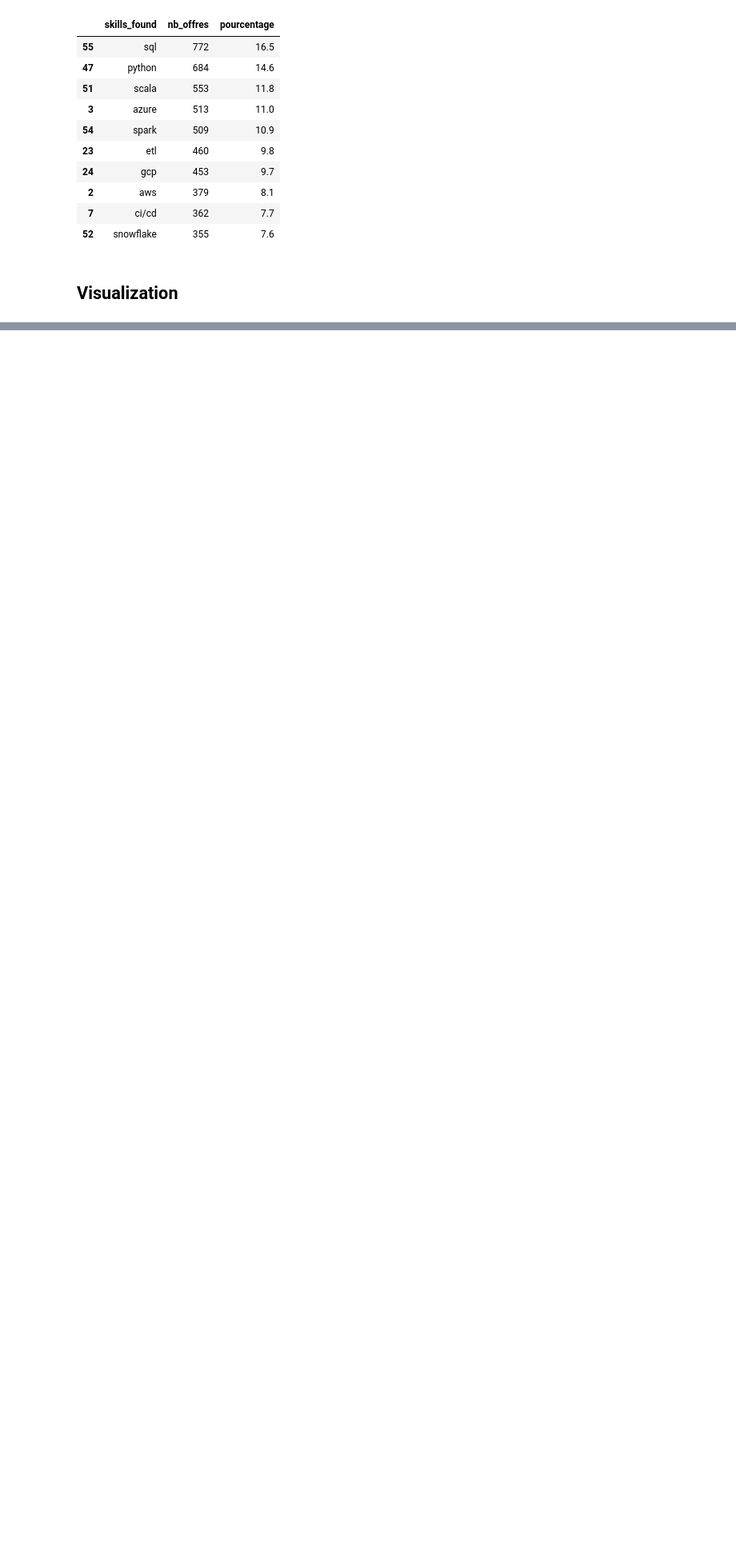
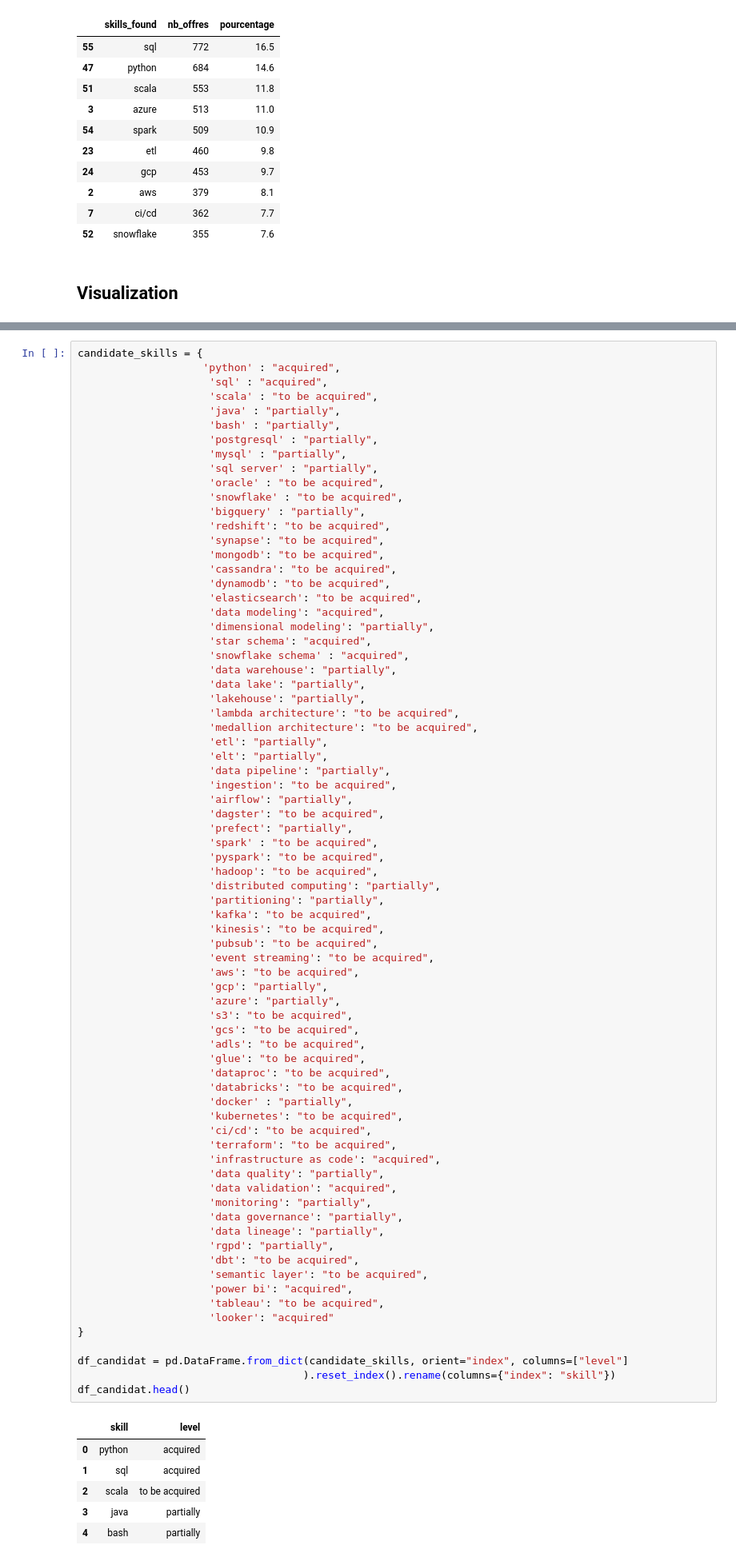
Before and after one commit to thcarole1/data-engineer-skills, a Jupyter notebook: notebooks/Data engineer skills.ipynb, the cells around one changed output, grey strips where cells are left out. Shown at 80% size. Cells and saved outputs as stored; diff of their text form; blank space fills up the shorter version.

```diff
--- a/notebooks/Data engineer skills.ipynb
+++ b/notebooks/Data engineer skills.ipynb
@@ -270,0 +277,81 @@ plt.show()
+# %%
+candidate_skills = {
+                    'python' : "acquired",
+                     'sql' : "acquired",
+                     'scala' : "to be acquired",
+                     'java' : "partially",
+                     'bash' : "partially",
+                     'postgresql' : "partially",
+                     'mysql' : "partially",
+                     'sql server' : "partially",
+                     'oracle' : "to be acquired",
+                     'snowflake' : "to be acquired",
+                     'bigquery' : "partially",
+                     'redshift': "to be acquired",
+                     'synapse': "to be acquired",
+                     'mongodb': "to be acquired",
+                     'cassandra': "to be acquired",
+                     'dynamodb': "to be acquired",
+                     'elasticsearch': "to be acquired",
+                     'data modeling': "acquired",
+                     'dimensional modeling': "partially",
+                     'star schema': "acquired",
+                     'snowflake schema' : "acquired",
+                     'data warehouse': "partially",
+                     'data lake': "partially",
+                     'lakehouse': "partially",
+                     'lambda architecture': "to be acquired",
+                     'medallion architecture': "to be acquired",
+                     'etl': "partially",
+                     'elt': "partially",
+                     'data pipeline': "partially",
+                     'ingestion': "to be acquired",
+                     'airflow': "partially",
+                     'dagster': "to be acquired",
+                     'prefect': "partially",
+                     'spark' : "to be acquired",
+                     'pyspark': "to be acquired",
+                     'hadoop': "to be acquired",
+                     'distributed computing': "partially",
+                     'partitioning': "partially",
+                     'kafka': "to be acquired",
+                     'kinesis': "to be acquired",
+                     'pubsub': "to be acquired",
+                     'event streaming': "to be acquired",
+                     'aws': "to be acquired",
+                     'gcp': "partially",
+                     'azure': "partially",
+                     's3': "to be acquired",
+                     'gcs': "to be acquired",
+                     'adls': "to be acquired",
+                     'glue': "to be acquired",
+                     'dataproc': "to be acquired",
+                     'databricks': "to be acquired",
+                     'docker' : "partially",
+                     'kubernetes': "to be acquired",
+                     'ci/cd': "to be acquired",
+                     'terraform': "to be acquired",
+                     'infrastructure as code': "acquired",
+                     'data quality': "partially",
+                     'data validation': "acquired",
+                     'monitoring': "partially",
+                     'data governance': "partially",
+                     'data lineage': "partially",
+                     'rgpd': "partially",
+                     'dbt': "to be acquired",
+                     'semantic layer': "to be acquired",
+                     'power bi': "acquired",
+                     'tableau': "to be acquired",
+                     'looker': "acquired"
+}
+
+df_candidat = pd.DataFrame.from_dict(candidate_skills, orient="index", columns=["level"]
+                                    ).reset_index().rename(columns={"index": "skill"})
+df_candidat.head()
+# %% [output]
+|  | skill | level |
+| 0 | python | acquired |
+| 1 | sql | acquired |
+| 2 | scala | to be acquired |
+| 3 | java | partially |
+| 4 | bash | partially |
```
Also changed, not shown: parts of 15 cells of this notebook.
